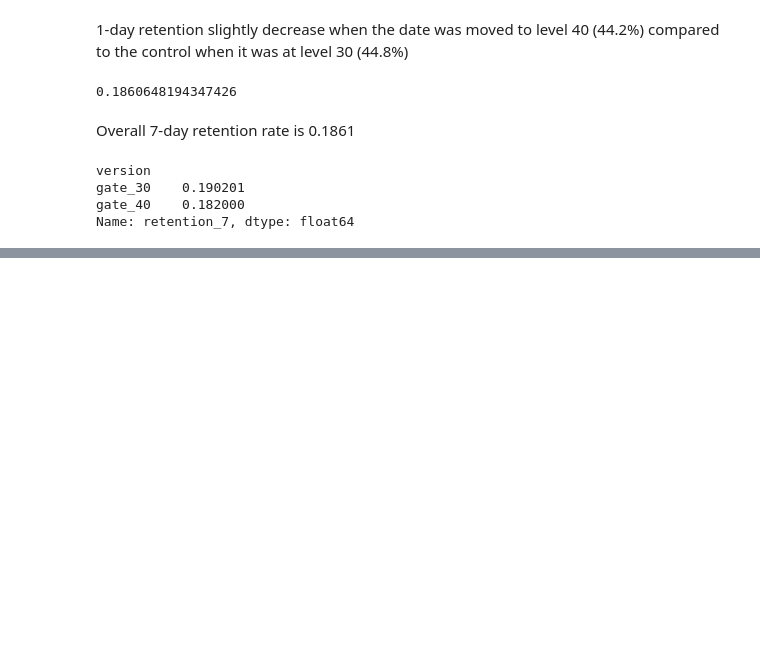
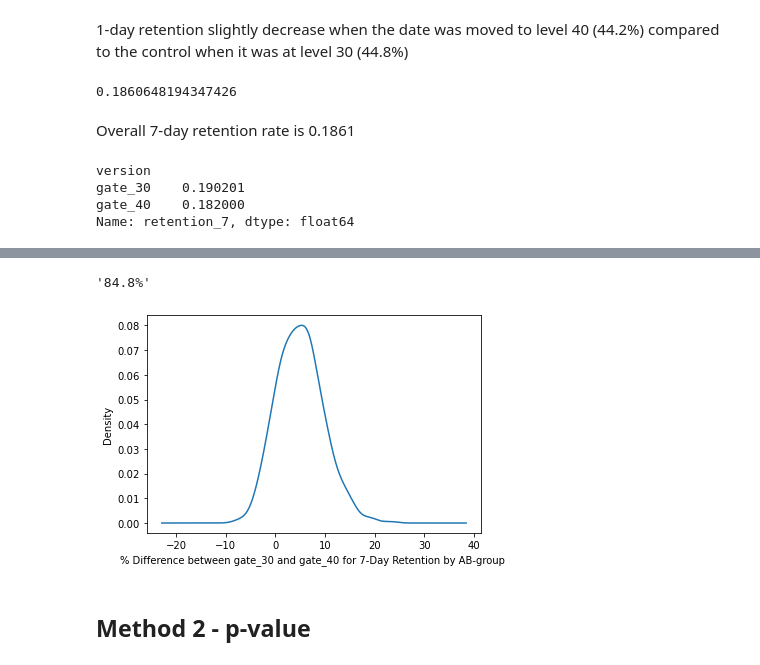
Before and after one commit to tangyuan233/Mobile-Game-A-B-Testing, a Jupyter notebook: cookie_cats.ipynb, the cells around one changed output, grey strips where cells are left out. Saved outputs shown, nothing was run; the diff lists cells and outputs as text; code cells hidden in the pictures; blank space fills up the shorter version.

```diff
--- a/cookie_cats.ipynb
+++ b/cookie_cats.ipynb
@@ -157,0 +221,18 @@ Name: retention_7, dtype: float64
+# %%
+boot_7d = []
+for i in range(500):
+    boot_mean = df.sample(frac=0.1, replace=True).groupby('version')['retention_7'].mean()
+    boot_7d.append(boot_mean)
+
+boot_7d = pd.DataFrame(boot_7d)
+boot_7d['diff'] = ((boot_7d['gate_30'] - boot_7d['gate_40']) / boot_7d['gate_40'] * 100)
+ax = boot_7d['diff'].plot.kde()
+ax.set_xlabel("% Difference between gate_30 and gate_40 for 7-Day Retention by AB-group ")
+prob = (boot_7d['diff'] > 0).mean()
+# Pretty printing the probability
+('{:.1%}').format(prob)
+# %% [output]
+'84.8%'
+[figure, added]
+# %% [markdown]
+## Method 2 -  p-value
```
Also changed, not shown: parts of 21 cells of this notebook.
